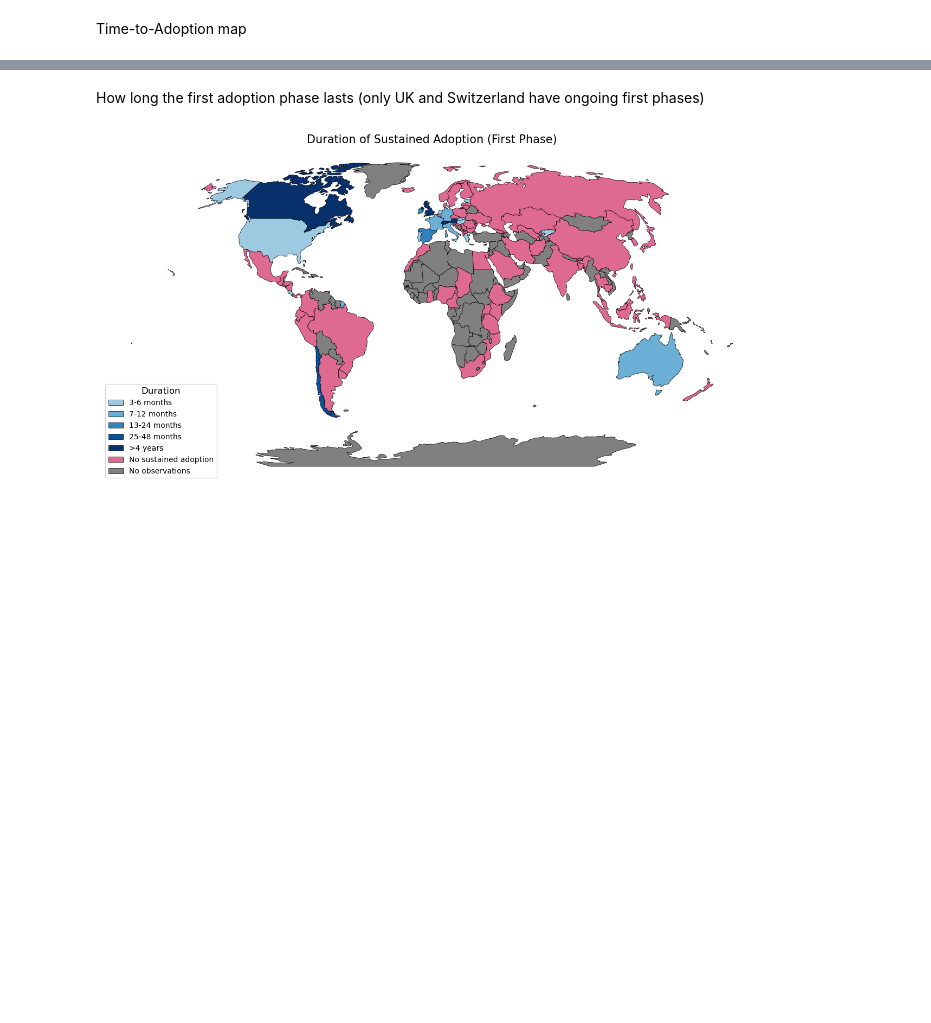
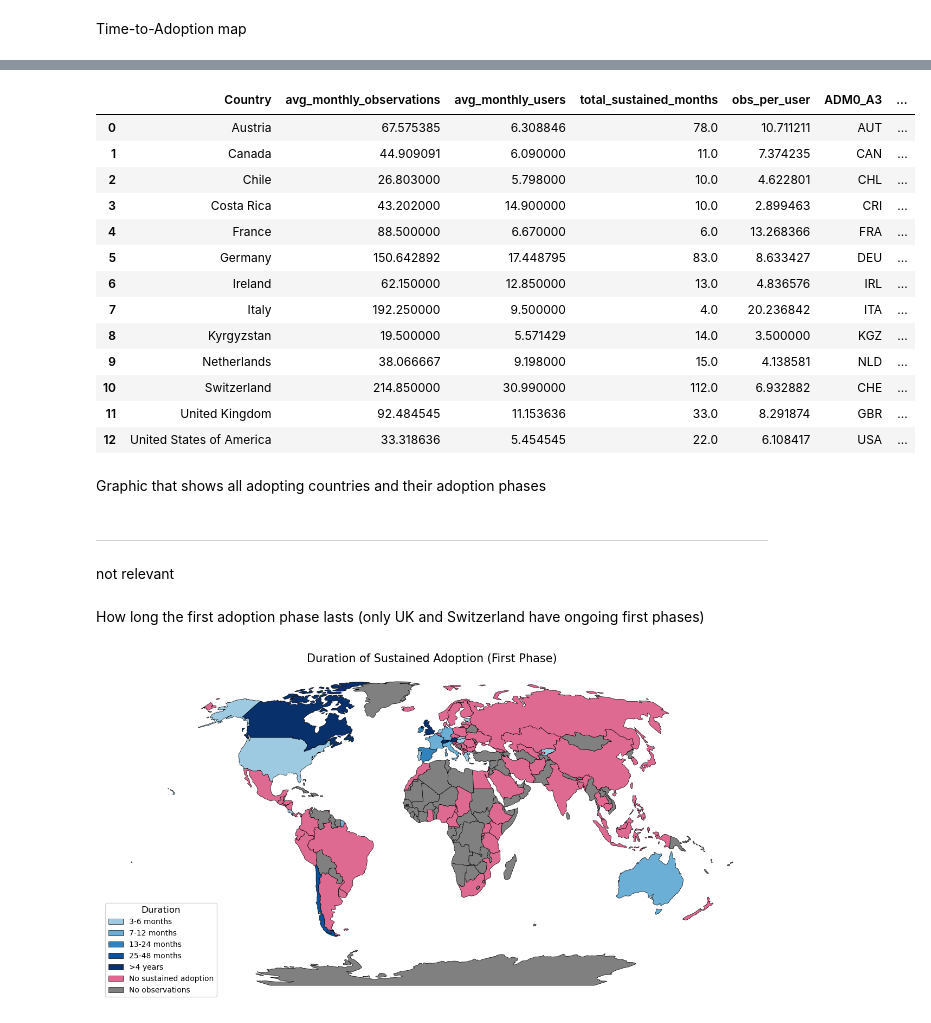
Before and after one commit to yannicknicolaswirz/Master_Thesis, a Jupyter notebook: Code/Part3.ipynb, the cells around one changed output, grey strips where cells are left out. Cells and saved outputs as stored; diff of their text form; code cells hidden in the pictures; blank space fills up the shorter version.

```diff
--- a/Code/Part3.ipynb
+++ b/Code/Part3.ipynb
@@ -498,0 +517,20 @@ plt.savefig("../Products/Adoption_Intensity_first_phase.png", dpi=300, bbox_inch
+# %%
+def weighted_avg(group, value_col, weight_col="Duration_Months"):
+    return (group[value_col] * group[weight_col]).sum() / group[weight_col].sum()
+
+adoption_intensity = (
+    first_sustained_combo
+    .groupby("Country")
+    .apply(lambda g: pd.Series({
+        "avg_monthly_observations": weighted_avg(g, "avg_monthly_observations"),
+        "avg_monthly_users": weighted_avg(g, "avg_monthly_users"),
+        "total_sustained_months": g["Duration_Months"].sum(),
+    }))
+    .reset_index()
+)
+
+adoption_intensity["obs_per_user"] = (
+    adoption_intensity["avg_monthly_observations"] / adoption_intensity["avg_monthly_users"]
+)
+
+adoption_intensity
@@ -498,0 +552,47 @@ plt.savefig("../Products/Adoption_Intensity_first_phase.png", dpi=300, bbox_inch
+# %%
+# uses adoption_intensity
+
+world_area = gpd.read_file(f"../Borders/ne_10m_admin_0_countries/ne_10m_admin_0_countries.shp", engine="fiona")
+world_area = world_area.to_crs("ESRI:54009")  # Mollweide, area-true
+world_area["area_km2"] = world_area.geometry.area / 1e6
+
+area_lookup = world_area[["ADM0_A3", "area_km2"]]
+
+index_df = adoption_intensity.merge(
+    area_lookup, left_on=adoption_intensity["Country"].apply(own.get_iso3), right_on="ADM0_A3", how="left"
+)
+
+index_df["obs_density"] = index_df["avg_monthly_observations"] / index_df["area_km2"]
+index_df["user_density"] = index_df["avg_monthly_users"] / index_df["area_km2"]
+
+
+def minmax_norm(s):
+    return (s - s.min()) / (s.max() - s.min())
+
+index_df["obs_density_norm"] = minmax_norm(index_df["obs_density"])
+index_df["user_density_norm"] = minmax_norm(index_df["user_density"])
+
+index_df["activity_norm"] = (index_df["obs_density_norm"] + index_df["user_density_norm"]) / 2
+index_df["duration_norm"] = minmax_norm(index_df["total_sustained_months"])
+
+index_df["adoption_intensity_index"] = (
+    0.5 * index_df["activity_norm"] +
+    0.5 * index_df["duration_norm"]
+)
+
+index_df
+# %% [output]
+|  | Country | avg_monthly_observations | avg_monthly_users | total_sustained_months | obs_per_user | ADM0_A3 | ... |
+| 0 | Austria | 67.575385 | 6.308846 | 78.0 | 10.711211 | AUT | ... |
+| 1 | Canada | 44.909091 | 6.090000 | 11.0 | 7.374235 | CAN | ... |
+| 2 | Chile | 26.803000 | 5.798000 | 10.0 | 4.622801 | CHL | ... |
+| 3 | Costa Rica | 43.202000 | 14.900000 | 10.0 | 2.899463 | CRI | ... |
+| 4 | France | 88.500000 | 6.670000 | 6.0 | 13.268366 | FRA | ... |
+| 5 | Germany | 150.642892 | 17.448795 | 83.0 | 8.633427 | DEU | ... |
+| 6 | Ireland | 62.150000 | 12.850000 | 13.0 | 4.836576 | IRL | ... |
+| 7 | Italy | 192.250000 | 9.500000 | 4.0 | 20.236842 | ITA | ... |
+| 8 | Kyrgyzstan | 19.500000 | 5.571429 | 14.0 | 3.500000 | KGZ | ... |
+| 9 | Netherlands | 38.066667 | 9.198000 | 15.0 | 4.138581 | NLD | ... |
+| 10 | Switzerland | 214.850000 | 30.990000 | 112.0 | 6.932882 | CHE | ... |
+| 11 | United Kingdom | 92.484545 | 11.153636 | 33.0 | 8.291874 | GBR | ... |
+| 12 | United States of America | 33.318636 | 5.454545 | 22.0 | 6.108417 | USA | ... |
@@ -498,0 +670,2 @@ plt.savefig("../Products/Adoption_Intensity_first_phase.png", dpi=300, bbox_inch
+# %% [markdown]
+Graphic that shows all adopting countries and their adoption phases
@@ -499,3 +751,6 @@ plt.savefig("../Products/Adoption_Intensity_first_phase.png", dpi=300, bbox_inch
+# %% [markdown]
+--------------------------------------------------------------------------------------------------------------------------------------------
+not relevant
 # %% [markdown]
 How long the first adoption phase lasts (only UK and Switzerland have ongoing first phases)
 # %%
```
Also changed, not shown: parts of 20 cells of this notebook, 9 other files.
